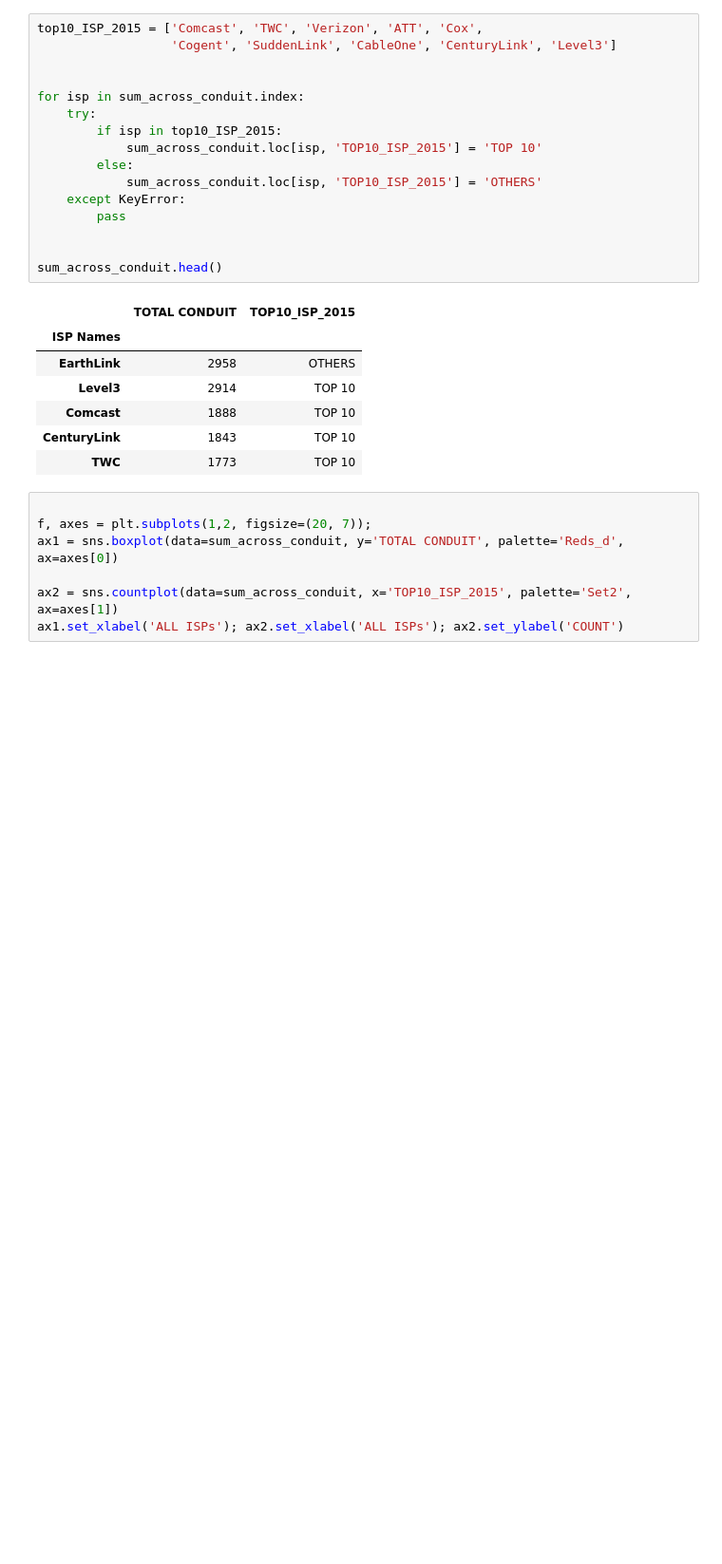
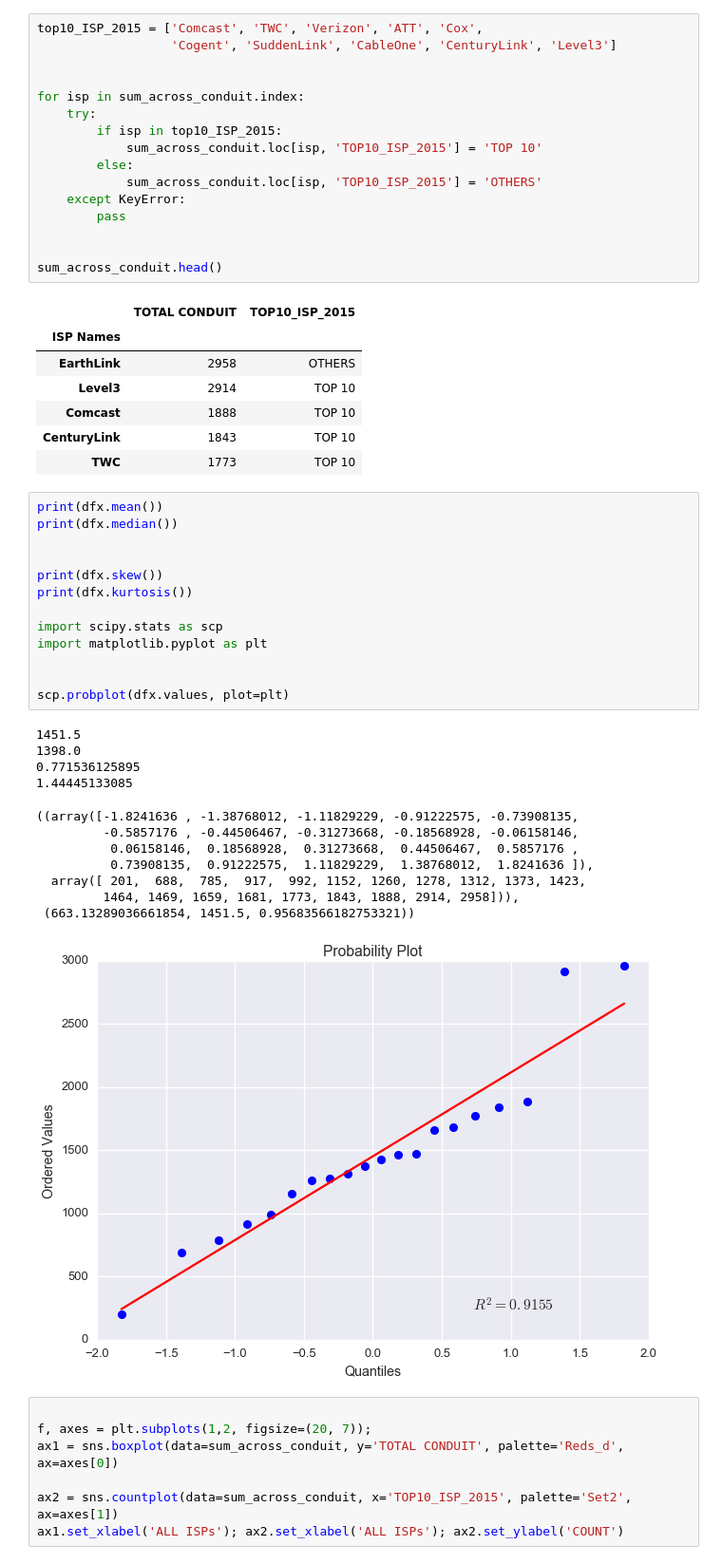
Before and after one commit to RichardAfolabi/Data_Analysis_with_Python, a Jupyter notebook: US long-haul fiber backbone/US_Telecoms_Infrastructures.ipynb, the cells around one changed output. Shown at 95% size. Drawn from its saved outputs; the diff is of its cells as text; blank space fills up the shorter version.

```diff
--- a/US long-haul fiber backbone/US_Telecoms_Infrastructures.ipynb
+++ b/US long-haul fiber backbone/US_Telecoms_Infrastructures.ipynb
@@ -191,6 +191,32 @@ sum_across_conduit.head()
 | Comcast | 1888 | TOP 10 |
 | CenturyLink | 1843 | TOP 10 |
 | TWC | 1773 | TOP 10 |
+# %%
+print(dfx.mean())
+print(dfx.median())
+
+
+print(dfx.skew())
+print(dfx.kurtosis())
+
+import scipy.stats as scp
+import matplotlib.pyplot as plt
+
+
+scp.probplot(dfx.values, plot=plt)
+# %% [output]
+1451.5
+1398.0
+0.771536125895
+1.44445133085
+((array([-1.8241636 , -1.38768012, -1.11829229, -0.91222575, -0.73908135,
+         -0.5857176 , -0.44506467, -0.31273668, -0.18568928, -0.06158146,
+          0.06158146,  0.18568928,  0.31273668,  0.44506467,  0.5857176 ,
+          0.73908135,  0.91222575,  1.11829229,  1.38768012,  1.8241636 ]),
+  array([ 201,  688,  785,  917,  992, 1152, 1260, 1278, 1312, 1373, 1423,
+         1464, 1469, 1659, 1681, 1773, 1843, 1888, 2914, 2958])),
+ (663.13289036661854, 1451.5, 0.95683566182753321))
+[figure, added]
 # %%
 
 f, axes = plt.subplots(1,2, figsize=(20, 7));
```
Also changed, not shown: 2 other files.
